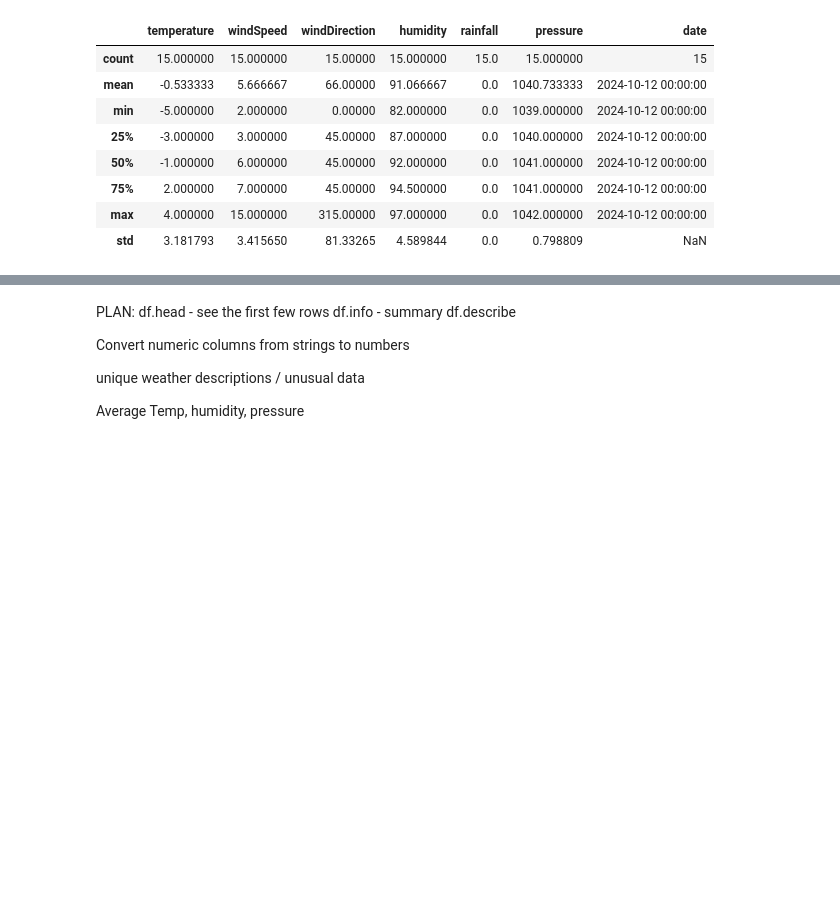
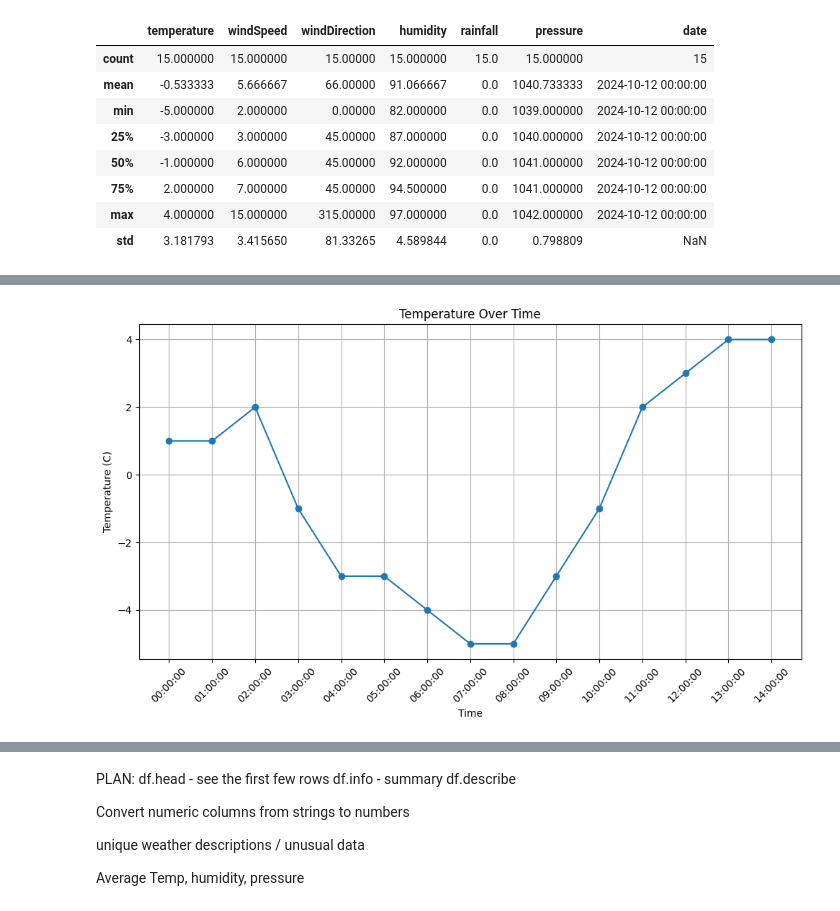
Before and after one commit to aoifeflav/computer-infrastructure, a Jupyter notebook: weather.ipynb, the cells around one changed output, grey strips where cells are left out. Drawn from its saved outputs; the diff is of its cells as text; code cells hidden in the pictures; blank space fills up the shorter version.

```diff
--- a/weather.ipynb
+++ b/weather.ipynb
@@ -228,0 +280,16 @@ df.describe()
+# %%
+# Convert 'temperature' to numeric, if not already
+df['temperature'] = pd.to_numeric(df['temperature'])
+
+# Plot the data
+plt.figure(figsize=(10, 6))
+plt.plot(df['reportTime'], df['temperature'], marker='o', linestyle='-')
+plt.title('Temperature Over Time')
+plt.xlabel('Time')
+plt.ylabel('Temperature (C)')
+plt.xticks(rotation=45)
+plt.grid(True)
+plt.tight_layout()
+plt.show()
+# %% [output]
+[figure, added]
```
Also changed, not shown: parts of 11 cells of this notebook, 1 other file.
